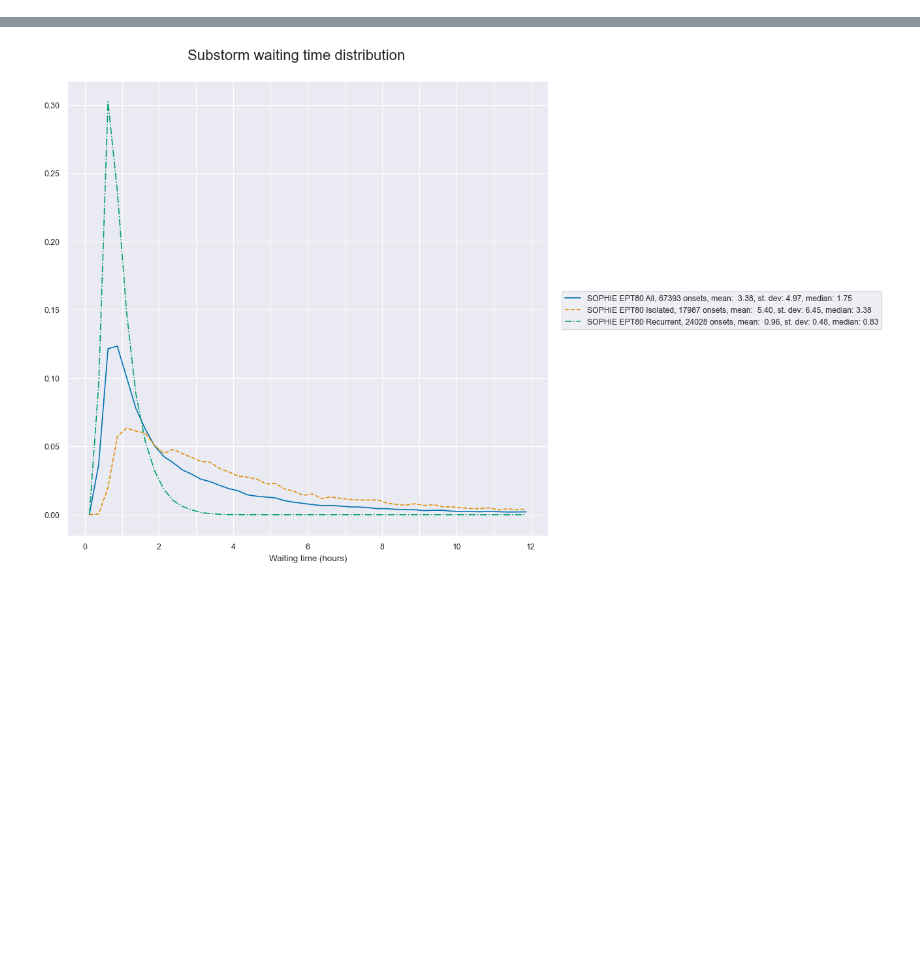
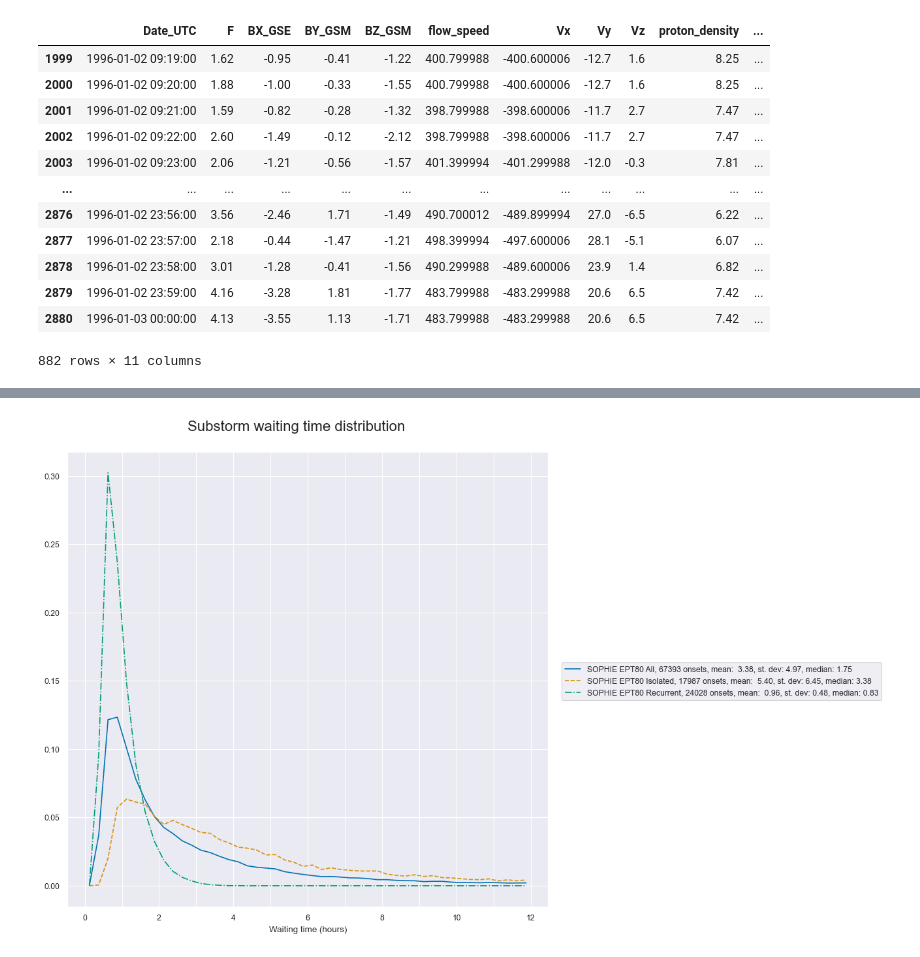
Before and after one commit to christianlao12/DP1_DP2_Project, a Jupyter notebook: substorm_type_statistics.ipynb, the cells around one changed output, grey strips where cells are left out. Drawn from its saved outputs; the diff is of its cells as text; code cells hidden in the pictures; blank space fills up the shorter version.

```diff
--- a/substorm_type_statistics.ipynb
+++ b/substorm_type_statistics.ipynb
@@ -70,0 +147,16 @@ omnidf = omnidf[omnidf['Date_UTC'].between('1995','2022')]
+# %%
+omnislice
+# %% [output]
+|  | Date_UTC | F | BX_GSE | BY_GSM | BZ_GSM | flow_speed | Vx | Vy | Vz | proton_density | ... |
+| 1999 | 1996-01-02 09:19:00 | 1.62 | -0.95 | -0.41 | -1.22 | 400.799988 | -400.600006 | -12.7 | 1.6 | 8.25 | ... |
+| 2000 | 1996-01-02 09:20:00 | 1.88 | -1.00 | -0.33 | -1.55 | 400.799988 | -400.600006 | -12.7 | 1.6 | 8.25 | ... |
+| 2001 | 1996-01-02 09:21:00 | 1.59 | -0.82 | -0.28 | -1.32 | 398.799988 | -398.600006 | -11.7 | 2.7 | 7.47 | ... |
+| 2002 | 1996-01-02 09:22:00 | 2.60 | -1.49 | -0.12 | -2.12 | 398.799988 | -398.600006 | -11.7 | 2.7 | 7.47 | ... |
+| 2003 | 1996-01-02 09:23:00 | 2.06 | -1.21 | -0.56 | -1.57 | 401.399994 | -401.299988 | -12.0 | -0.3 | 7.81 | ... |
+| ... | ... | ... | ... | ... | ... | ... | ... | ... | ... | ... | ... |
+| 2876 | 1996-01-02 23:56:00 | 3.56 | -2.46 | 1.71 | -1.49 | 490.700012 | -489.899994 | 27.0 | -6.5 | 6.22 | ... |
+| 2877 | 1996-01-02 23:57:00 | 2.18 | -0.44 | -1.47 | -1.21 | 498.399994 | -497.600006 | 28.1 | -5.1 | 6.07 | ... |
+| 2878 | 1996-01-02 23:58:00 | 3.01 | -1.28 | -0.41 | -1.56 | 490.299988 | -489.600006 | 23.9 | 1.4 | 6.82 | ... |
+| 2879 | 1996-01-02 23:59:00 | 4.16 | -3.28 | 1.81 | -1.77 | 483.799988 | -483.299988 | 20.6 | 6.5 | 7.42 | ... |
+| 2880 | 1996-01-03 00:00:00 | 4.13 | -3.55 | 1.13 | -1.71 | 483.799988 | -483.299988 | 20.6 | 6.5 | 7.42 | ... |
+882 rows × 11 columns
```
Also changed, not shown: parts of 4 cells of this notebook.
